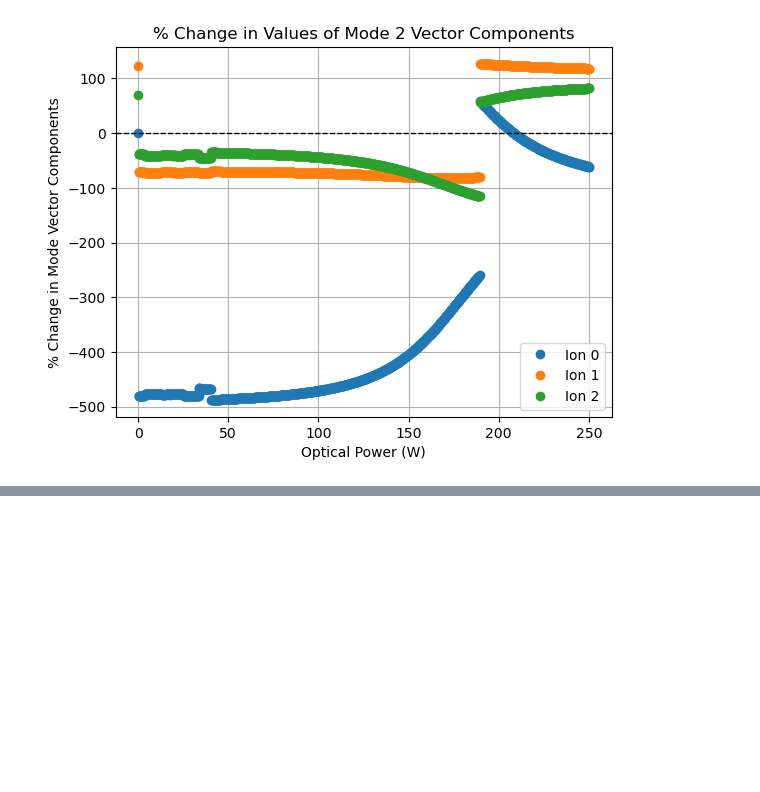
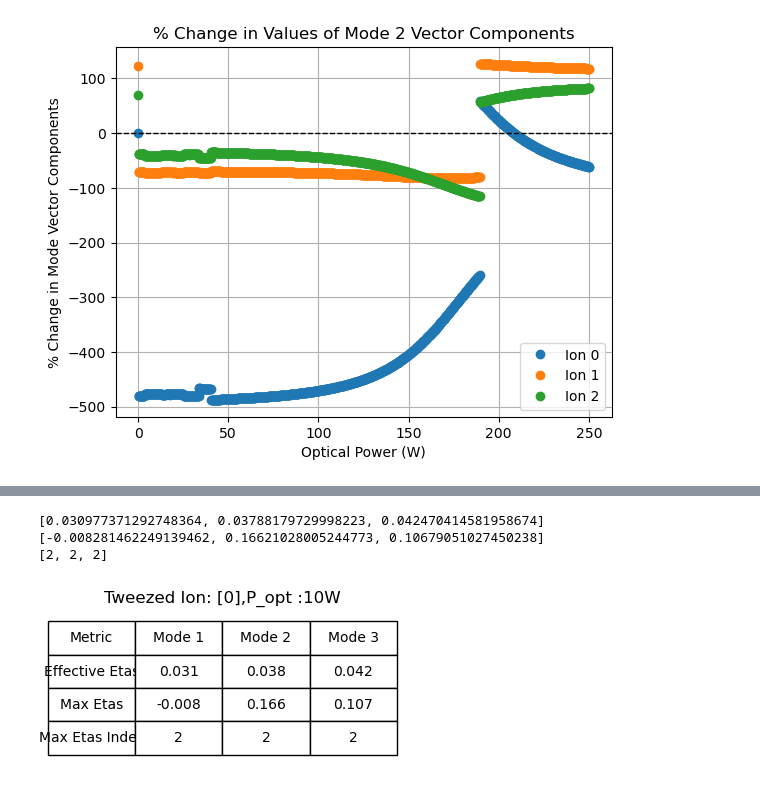
Before and after one commit to SQRLab/BladeRunner, a Jupyter notebook: Tweezers/Mode_Structure_Changes.ipynb, the cells around one changed output, grey strips where cells are left out. Drawn from its saved outputs; the diff is of its cells as text; code cells hidden in the pictures; blank space fills up the shorter version.

```diff
--- a/Tweezers/Mode_Structure_Changes.ipynb
+++ b/Tweezers/Mode_Structure_Changes.ipynb
@@ -286,0 +373,52 @@ for mode_index in range(N):  # Modes are indexed from 0 to N-1
+# %%
+def effective_eta(etas, mode):
+    """
+    Calculate the effective eta for a given mode.
+
+    Parameters:
+    - etas: List of eta values for each ion.
+    - mode: The mode index to calculate the effective eta for.
+
+    Returns:
+    - Effective eta value for the specified mode.
+    """
+    return sum([i**2 for i in etas[mode]])
+# %%
+effective_etas = [effective_eta(etas, i) for i in range(len(etas))]
+print(effective_etas)
+max_etas = [np.max(etas[i]) for i in range(len(etas))]
+max_etas_index = [np.argmax(etas[i]) for i in range(len(etas))]
+print(max_etas)
+print(max_etas_index)
+# %% [output]
+[0.030977371292748364, 0.03788179729998223, 0.042470414581958674]
+[-0.008281462249139462, 0.16621028005244773, 0.10679051027450238]
+[2, 2, 2]
+# %%
+# Creating the table
+table_data = [
+    ["Effective Etas"] + [f"{eta:.3f}" for eta in effective_etas],
+    ["Max Etas"] + [f"{eta:.3f}" for eta in max_etas],
+    ["Max Etas Index"] + [f"{index}" for index in max_etas_index]
+]
+
+# Create column labels
+column_labels = ["Metric"] + [f"Mode {i+1}" for i in range(len(effective_etas))]
+
+# Plot the table
+fig, ax = plt.subplots(figsize=(1.5 * len(effective_etas), 2))
+ax.axis('tight')
+ax.axis('off')
+plt.title(f"Tweezed Ion: {tweezed_ions},P_opt :{P_opt}W")
+
+# Add the table
+table = ax.table(cellText=table_data, colLabels=column_labels, loc='center', cellLoc='center')
+
+# Adjust font size and scale
+table.auto_set_font_size(False)
+table.set_fontsize(10)
+table.scale(1, 2)
+
+plt.show()
+# %% [output]
+[figure, added]
```
Also changed, not shown: parts of 7 cells of this notebook, 3 other files.
